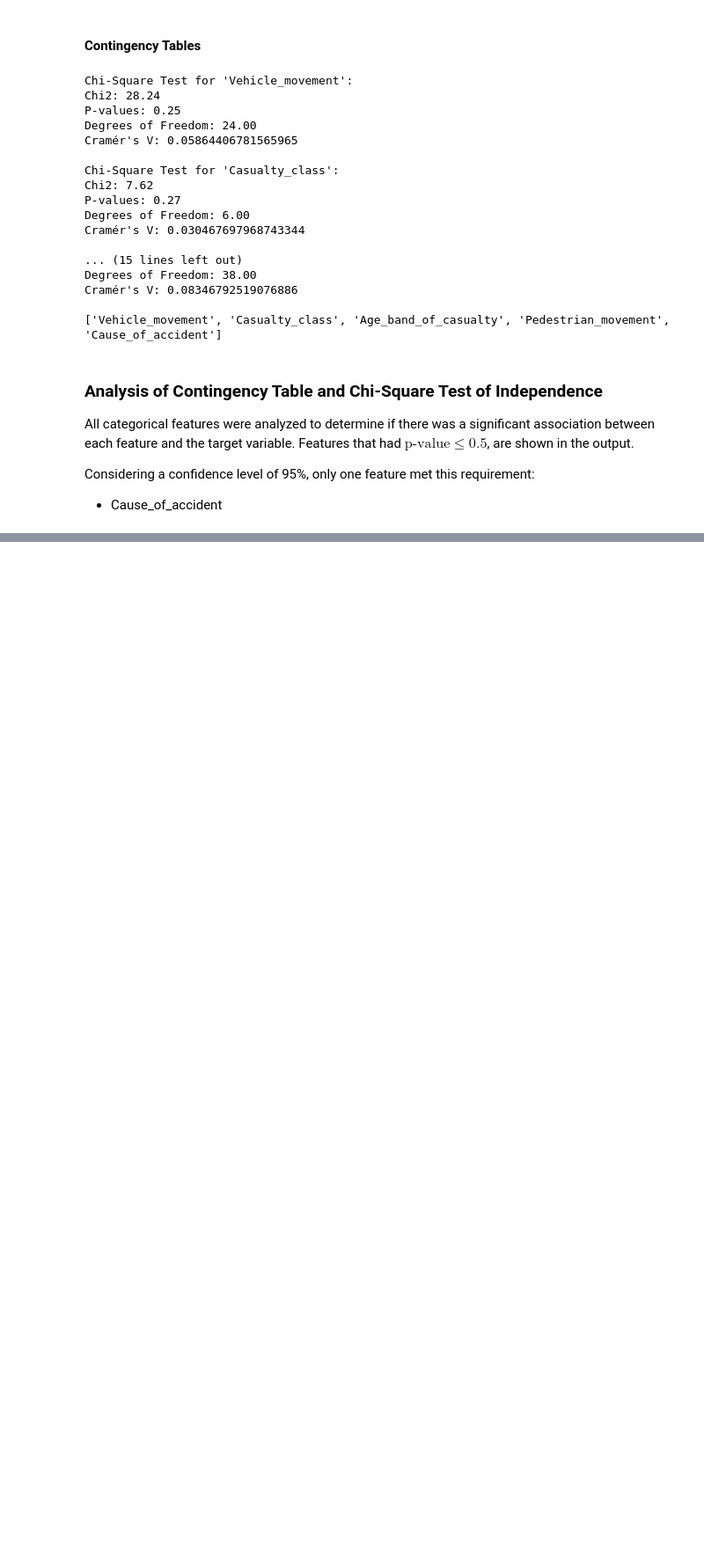
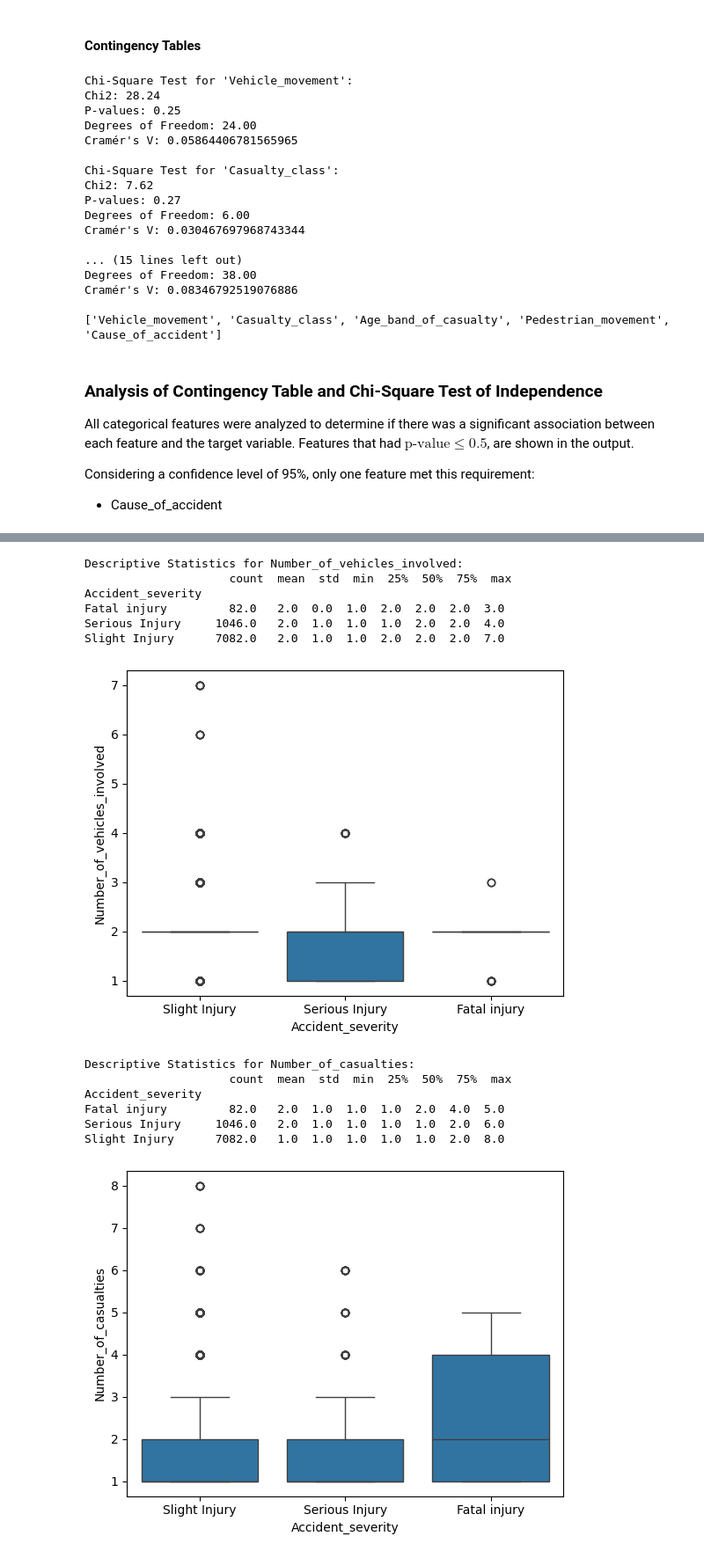
Before and after one commit to junclemente/ADS502-FinalProject, a Jupyter notebook: jun/eda.ipynb, the cells around one changed output, grey strips where cells are left out. Shown at 88% size. Saved outputs shown, nothing was run; the diff lists cells and outputs as text; code cells hidden in the pictures; blank space fills up the shorter version.

Commit message:
Update eda.ipynb
Cont features are actually categorical. Check correlation through Chi2

```diff
--- a/jun/eda.ipynb
+++ b/jun/eda.ipynb
@@ -370,0 +361,21 @@ for col in sig_cat:
+# %%
+for col in cont_feat:
+    descriptive_stats = df1.groupby(target)[col].describe().round()
+    print(f"Descriptive Statistics for {col}:\n {descriptive_stats}")
+    sns.boxplot(x=target, y=col, data = df1)
+    plt.show()
+# %% [output]
+Descriptive Statistics for Number_of_vehicles_involved:
+                     count  mean  std  min  25%  50%  75%  max
+Accident_severity
+Fatal injury         82.0   2.0  0.0  1.0  2.0  2.0  2.0  3.0
+Serious Injury     1046.0   2.0  1.0  1.0  1.0  2.0  2.0  4.0
+Slight Injury      7082.0   2.0  1.0  1.0  2.0  2.0  2.0  7.0
+[figure, added]
+Descriptive Statistics for Number_of_casualties:
+                     count  mean  std  min  25%  50%  75%  max
+Accident_severity
+Fatal injury         82.0   2.0  1.0  1.0  1.0  2.0  4.0  5.0
+Serious Injury     1046.0   2.0  1.0  1.0  1.0  1.0  2.0  6.0
+Slight Injury      7082.0   1.0  1.0  1.0  1.0  1.0  2.0  8.0
+[figure, added]
```
Also changed, not shown: parts of 5 cells of this notebook.
